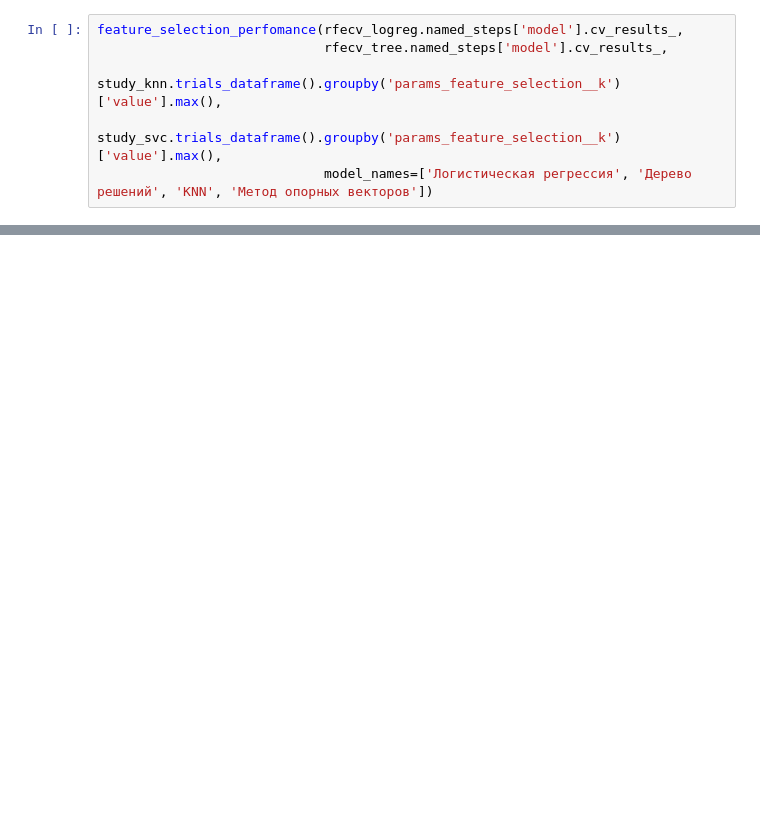
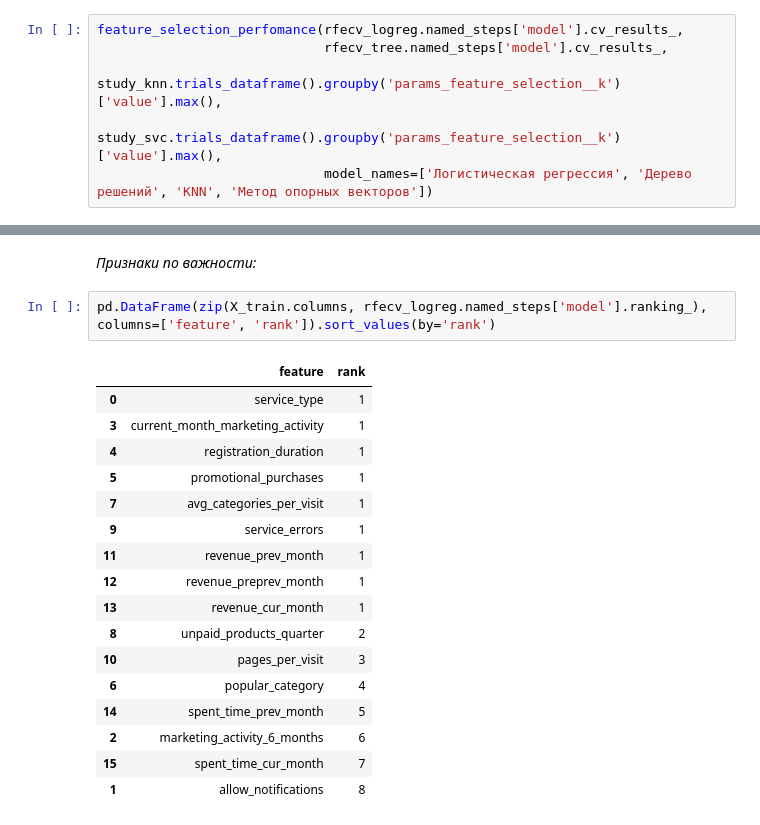
Before and after one commit to GrishaTS/Ya-Practicum-DS, a Jupyter notebook: 6. Обучение с учителем качество модели/supervised_learning.ipynb, the cells around one changed output, grey strips where cells are left out. Cells and saved outputs as stored; diff of their text form; blank space fills up the shorter version.

```diff
--- a/6. Обучение с учителем качество модели/supervised_learning.ipynb
+++ b/6. Обучение с учителем качество модели/supervised_learning.ipynb
@@ -1485,0 +1738,22 @@ feature_selection_perfomance(rfecv_logreg.named_steps['model'].cv_results_,
+# %% [markdown]
+*Признаки по важности:*
+# %%
+pd.DataFrame(zip(X_train.columns, rfecv_logreg.named_steps['model'].ranking_), columns=['feature', 'rank']).sort_values(by='rank')
+# %% [output]
+|  | feature | rank |
+| 0 | service_type | 1 |
+| 3 | current_month_marketing_activity | 1 |
+| 4 | registration_duration | 1 |
+| 5 | promotional_purchases | 1 |
+| 7 | avg_categories_per_visit | 1 |
+| 9 | service_errors | 1 |
+| 11 | revenue_prev_month | 1 |
+| 12 | revenue_preprev_month | 1 |
+| 13 | revenue_cur_month | 1 |
+| 8 | unpaid_products_quarter | 2 |
+| 10 | pages_per_visit | 3 |
+| 6 | popular_category | 4 |
+| 14 | spent_time_prev_month | 5 |
+| 2 | marketing_activity_6_months | 6 |
+| 15 | spent_time_cur_month | 7 |
+| 1 | allow_notifications | 8 |
```
Also changed, not shown: parts of 142 cells of this notebook.
